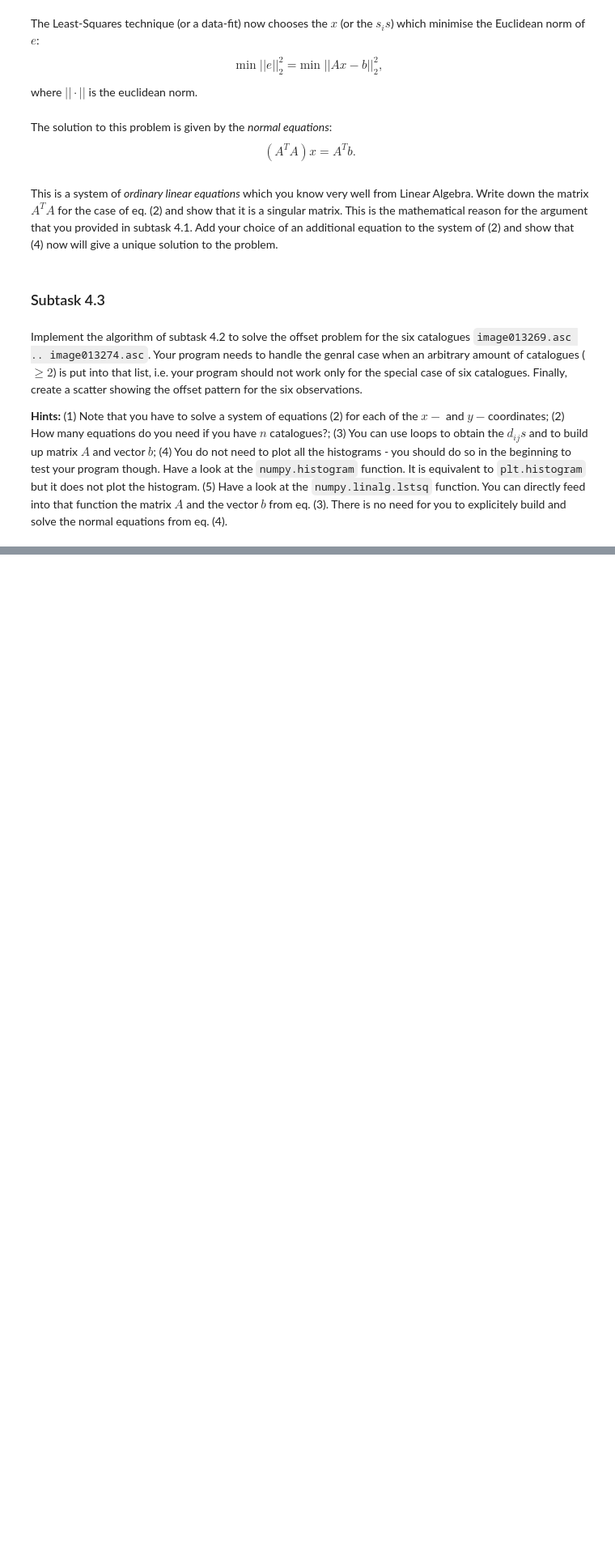
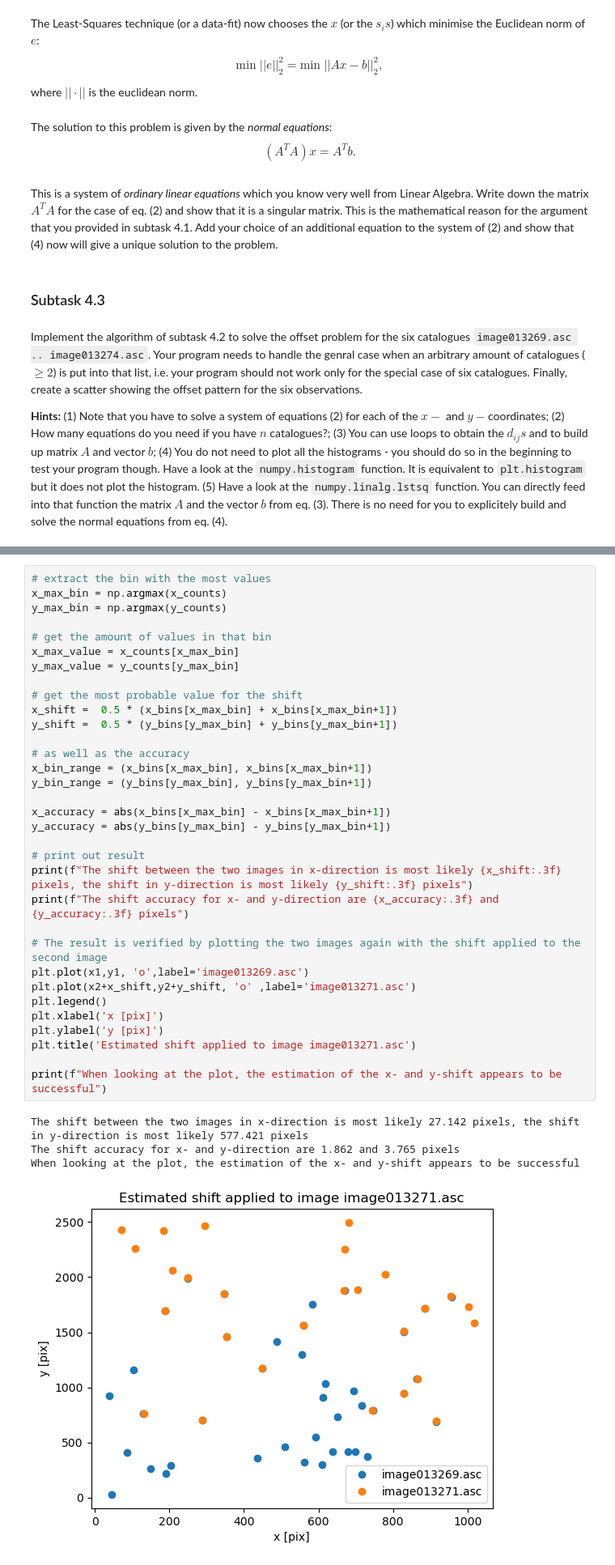
Before and after one commit to benjbrandt/physics725, a Jupyter notebook: Week8/Project_3_Catalogue_Crossmatching_students.ipynb, the cells around one changed output, grey strips where cells are left out. Shown at 81% size. Saved outputs shown, nothing was run; the diff lists cells and outputs as text; blank space fills up the shorter version.

```diff
--- a/Week8/Project_3_Catalogue_Crossmatching_students.ipynb
+++ b/Week8/Project_3_Catalogue_Crossmatching_students.ipynb
@@ -208,0 +319,38 @@ Implement the algorithm of subtask 4.2 to solve the offset problem for the six c
+# %%
+# extract the bin with the most values
+x_max_bin = np.argmax(x_counts)
+y_max_bin = np.argmax(y_counts)
+
+# get the amount of values in that bin
+x_max_value = x_counts[x_max_bin]
+y_max_value = y_counts[y_max_bin]
+
+# get the most probable value for the shift
+x_shift =  0.5 * (x_bins[x_max_bin] + x_bins[x_max_bin+1])
+y_shift =  0.5 * (y_bins[y_max_bin] + y_bins[y_max_bin+1])
+
+# as well as the accuracy
+x_bin_range = (x_bins[x_max_bin], x_bins[x_max_bin+1])
+y_bin_range = (y_bins[y_max_bin], y_bins[y_max_bin+1])
+
+x_accuracy = abs(x_bins[x_max_bin] - x_bins[x_max_bin+1])
+y_accuracy = abs(y_bins[y_max_bin] - y_bins[y_max_bin+1])
+
+# print out result
+print(f"The shift between the two images in x-direction is most likely {x_shift:.3f} pixels, the shift in y-direction is most likely {y_shift:.3f} pixels")
+print(f"The shift accuracy for x- and y-direction are {x_accuracy:.3f} and {y_accuracy:.3f} pixels")
+
+# The result is verified by plotting the two images again with the shift applied to the second image
+plt.plot(x1,y1, 'o',label='image013269.asc')
+plt.plot(x2+x_shift,y2+y_shift, 'o' ,label='image013271.asc')
+plt.legend()
+plt.xlabel('x [pix]')
+plt.ylabel('y [pix]')
+plt.title('Estimated shift applied to image image013271.asc')
+
+print(f"When looking at the plot, the estimation of the x- and y-shift appears to be successful")
+# %% [output]
+The shift between the two images in x-direction is most likely 27.142 pixels, the shift in y-direction is most likely 577.421 pixels
+The shift accuracy for x- and y-direction are 1.862 and 3.765 pixels
+When looking at the plot, the estimation of the x- and y-shift appears to be successful
+[figure, added]
```
Also changed, not shown: parts of 7 cells of this notebook.
